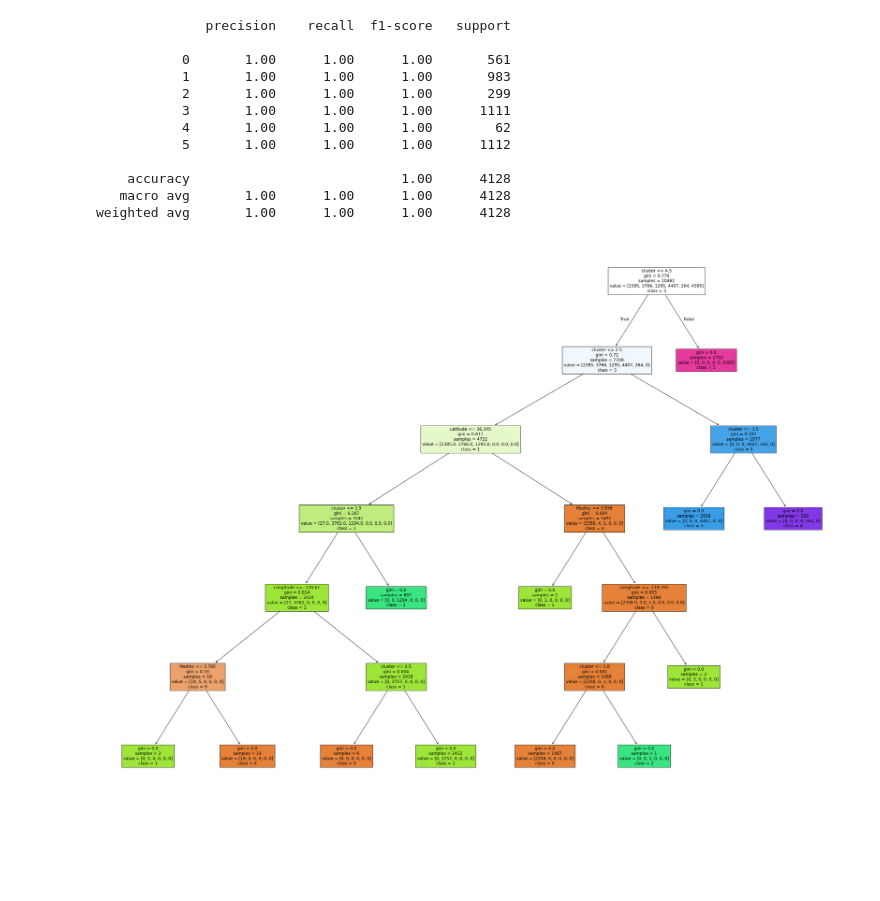
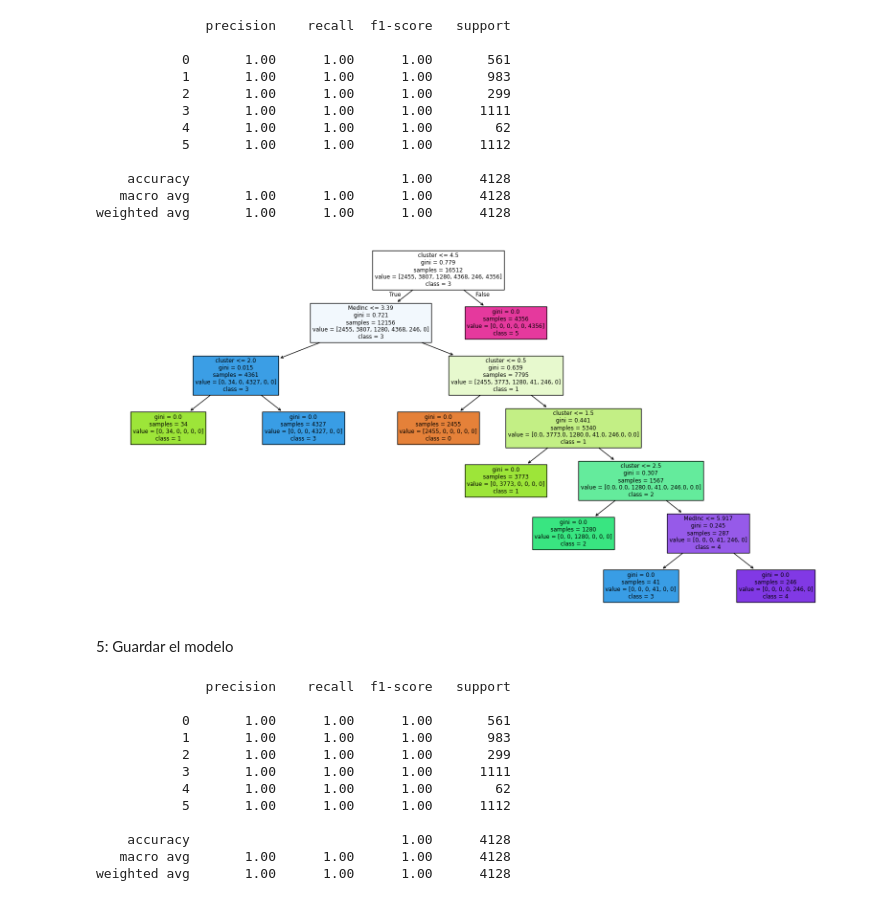
Before and after one commit to MarcelMirT/K-means, a Jupyter notebook: src/explore.ipynb, the cells around one changed output. Cells and saved outputs as stored; diff of their text form; code cells hidden in the pictures; blank space fills up the shorter version.

```diff
--- a/src/explore.ipynb
+++ b/src/explore.ipynb
@@ -116,9 +110,9 @@ plt.show()
 # %%
-from sklearn.ensemble import RandomForestClassifier
+from sklearn.tree import DecisionTreeClassifier
 from sklearn.metrics import classification_report
 
 # Entrenar un modelo de Unsupervised Learning
-clf = RandomForestClassifier(random_state=42)
+clf = DecisionTreeClassifier(random_state=42)
 clf.fit(train_data, y_train)
 
 # Hacer predicciones y obtener estadísticas
@@ -140,10 +134,12 @@ weighted avg       1.00      1.00      1.00      4128
 # %%
 from sklearn.tree import plot_tree
 from sklearn import tree
 
 # Visualizar arbol del modelo
-fig = plt.figure(figsize=(40, 30))
-tree.plot_tree(clf.estimators_[0], feature_names=list(train_data.columns), class_names=["0", "1", "2", "3", "4", "5"], filled=True)
+fig = plt.figure(figsize=(20, 10))
+tree.plot_tree(clf, feature_names=list(train_data.columns), class_names=["0", "1", "2", "3", "4", "5"], filled = True)
 plt.show()
 # %% [output]
-[figure, old version]
+[figure, new version]
+# %% [markdown]
+5: Guardar el modelo
@@ -149,0 +155,21 @@ plt.show()
+# %%
+# Probar de crear otro modelo
+clf_2 = DecisionTreeClassifier(random_state=41)
+clf_2.fit(train_data, y_train)
+
+# Hacer predicciones y obtener estadísticas
+y_pred = clf_2.predict(test_data)
+print(classification_report(y_test, y_pred))
+# %% [output]
+              precision    recall  f1-score   support
+
+           0       1.00      1.00      1.00       561
+           1       1.00      1.00      1.00       983
+           2       1.00      1.00      1.00       299
+           3       1.00      1.00      1.00      1111
+           4       1.00      1.00      1.00        62
+           5       1.00      1.00      1.00      1112
+
+    accuracy                           1.00      4128
+   macro avg       1.00      1.00      1.00      4128
+weighted avg       1.00      1.00      1.00      4128
```
Also changed, not shown: parts of 4 cells of this notebook, 3 other files.
